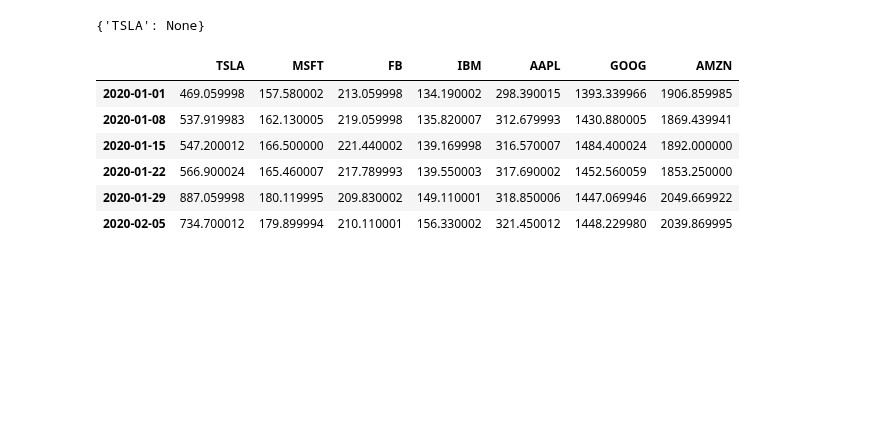
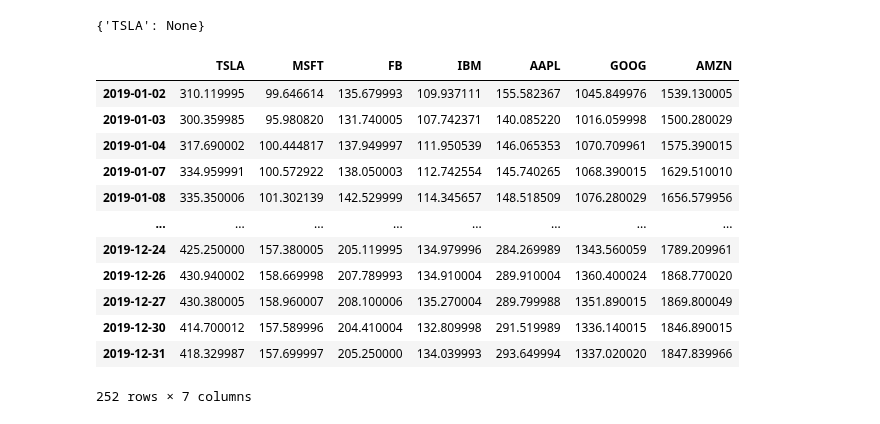
Before and after one commit to ragalaa/Directory, a Jupyter notebook: Yahoo_Finance_new_stock_additions.ipynb, the cells around one changed output. Saved outputs shown, nothing was run; the diff lists cells and outputs as text; code cells hidden in the pictures; blank space fills up the shorter version.

```diff
--- a/Yahoo_Finance_new_stock_additions.ipynb
+++ b/Yahoo_Finance_new_stock_additions.ipynb
@@ -157,25 +157,31 @@ yahoo_financials.get_stock_earnings_data()
 # %%
 ### Git hub account for new  data financials:
 # https://github.com/ranaroussi/yfinance
 
 assets = ['TSLA', 'MSFT', 'FB' , 'IBM','AAPL','GOOG','AMZN']
 
 yahoo_financials = YahooFinancials(assets)
 
-data = yahoo_financials.get_historical_price_data(start_date='2020-01-01',
-                                                  end_date='2020-02-06',
-                                                  time_interval='weekly')
+data = yahoo_financials.get_historical_price_data(start_date='2019-01-01',
+                                                  end_date='2020-01-01',
+                                                  time_interval='Daily')
 
 prices_df = pd.DataFrame({
     a: {x['formatted_date']: x['adjclose'] for x in data[a]['prices']} for a in assets
 })
 
 prices_df.sort_index(ascending= True)
 # %% [output]
 |  | TSLA | MSFT | FB | IBM | AAPL | GOOG | AMZN |
-| 2020-01-01 | 469.059998 | 157.580002 | 213.059998 | 134.190002 | 298.390015 | 1393.339966 | 1906.859985 |
-| 2020-01-08 | 537.919983 | 162.130005 | 219.059998 | 135.820007 | 312.679993 | 1430.880005 | 1869.439941 |
-| 2020-01-15 | 547.200012 | 166.500000 | 221.440002 | 139.169998 | 316.570007 | 1484.400024 | 1892.000000 |
-| 2020-01-22 | 566.900024 | 165.460007 | 217.789993 | 139.550003 | 317.690002 | 1452.560059 | 1853.250000 |
-| 2020-01-29 | 887.059998 | 180.119995 | 209.830002 | 149.110001 | 318.850006 | 1447.069946 | 2049.669922 |
-| 2020-02-05 | 734.700012 | 179.899994 | 210.110001 | 156.330002 | 321.450012 | 1448.229980 | 2039.869995 |
+| 2019-01-02 | 310.119995 | 99.646614 | 135.679993 | 109.937111 | 155.582367 | 1045.849976 | 1539.130005 |
+| 2019-01-03 | 300.359985 | 95.980820 | 131.740005 | 107.742371 | 140.085220 | 1016.059998 | 1500.280029 |
+| 2019-01-04 | 317.690002 | 100.444817 | 137.949997 | 111.950539 | 146.065353 | 1070.709961 | 1575.390015 |
+| 2019-01-07 | 334.959991 | 100.572922 | 138.050003 | 112.742554 | 145.740265 | 1068.390015 | 1629.510010 |
+| 2019-01-08 | 335.350006 | 101.302139 | 142.529999 | 114.345657 | 148.518509 | 1076.280029 | 1656.579956 |
+| ... | ... | ... | ... | ... | ... | ... | ... |
+| 2019-12-24 | 425.250000 | 157.380005 | 205.119995 | 134.979996 | 284.269989 | 1343.560059 | 1789.209961 |
+| 2019-12-26 | 430.940002 | 158.669998 | 207.789993 | 134.910004 | 289.910004 | 1360.400024 | 1868.770020 |
+| 2019-12-27 | 430.380005 | 158.960007 | 208.100006 | 135.270004 | 289.799988 | 1351.890015 | 1869.800049 |
+| 2019-12-30 | 414.700012 | 157.589996 | 204.410004 | 132.809998 | 291.519989 | 1336.140015 | 1846.890015 |
+| 2019-12-31 | 418.329987 | 157.699997 | 205.250000 | 134.039993 | 293.649994 | 1337.020020 | 1847.839966 |
+252 rows × 7 columns
```
Also changed, not shown: parts of 2 cells of this notebook.
